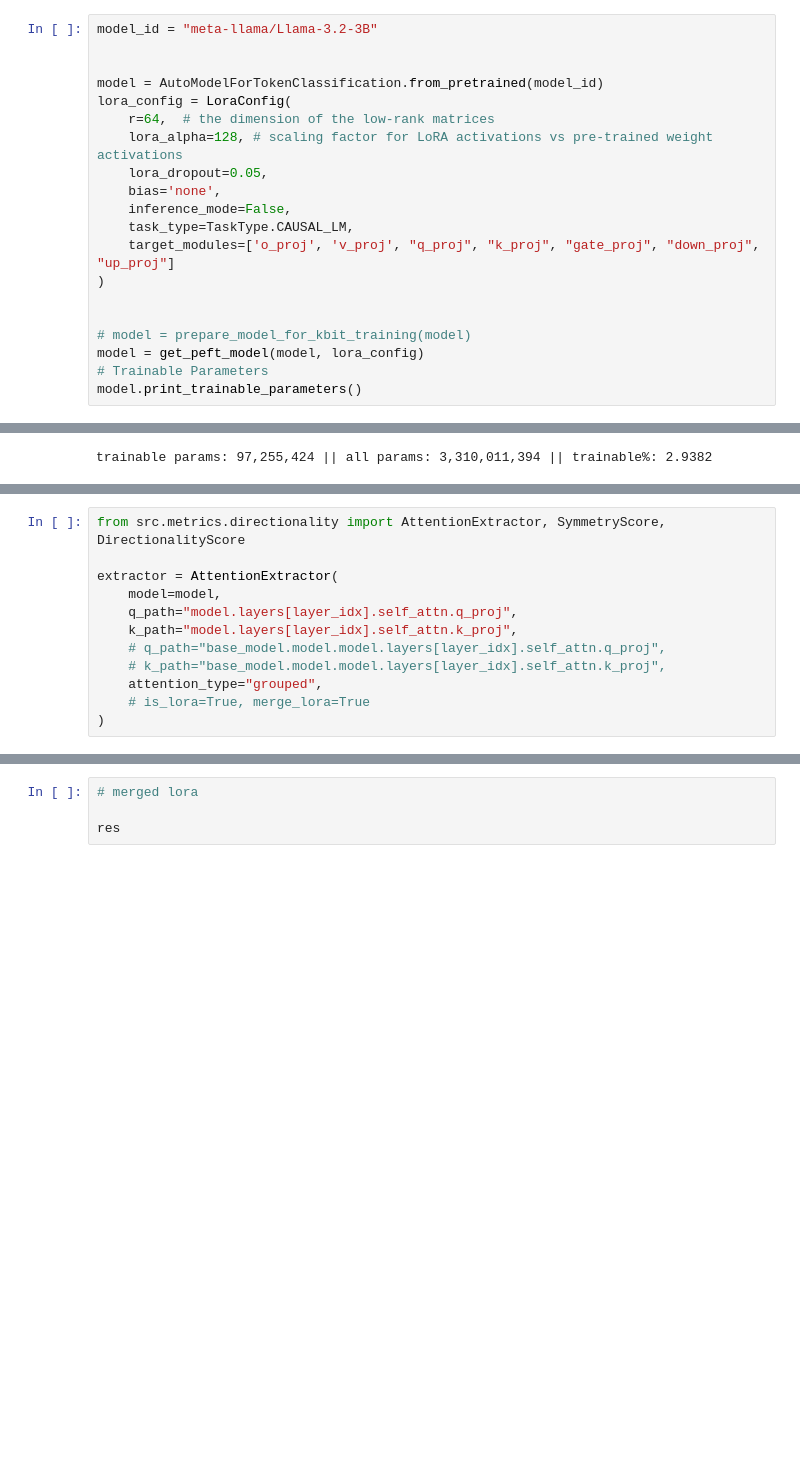
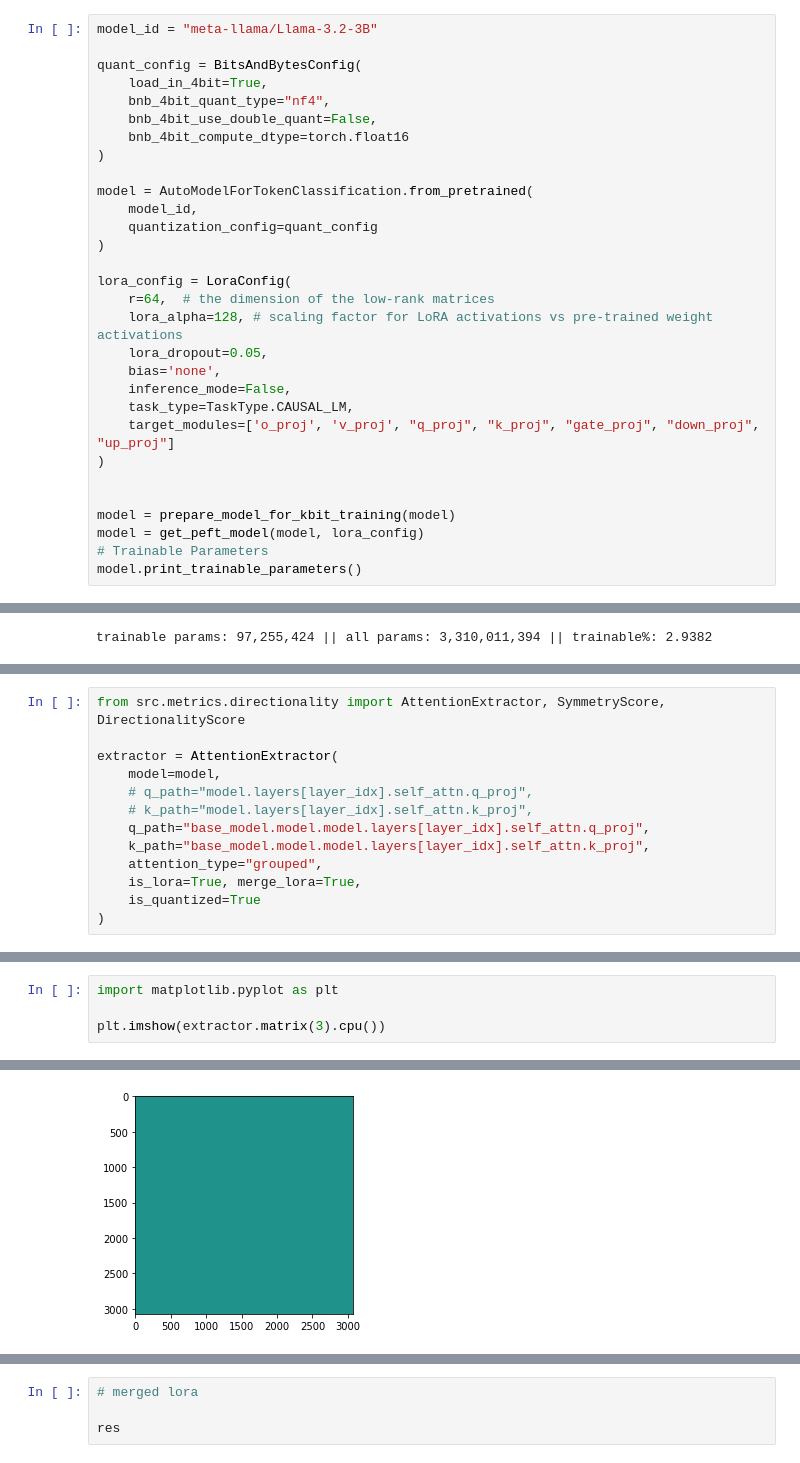
Before and after one commit to nuinashco/GPT2Vec, a Jupyter notebook: notebooks/test.ipynb, the cells around one changed output, grey strips where cells are left out. Drawn from its saved outputs; the diff is of its cells as text; blank space fills up the shorter version.

Commit message:
add attn geom quant

```diff
--- a/notebooks/test.ipynb
+++ b/notebooks/test.ipynb
@@ -6,8 +7,18 @@ import numpy as np
 # %%
 model_id = "meta-llama/Llama-3.2-3B"
 
+quant_config = BitsAndBytesConfig(
+    load_in_4bit=True,
+    bnb_4bit_quant_type="nf4",
+    bnb_4bit_use_double_quant=False,
+    bnb_4bit_compute_dtype=torch.float16
+)
 
-model = AutoModelForTokenClassification.from_pretrained(model_id)
+model = AutoModelForTokenClassification.from_pretrained(
+    model_id,
+    quantization_config=quant_config
+)
+
 lora_config = LoraConfig(
     r=64,  # the dimension of the low-rank matrices
     lora_alpha=128, # scaling factor for LoRA activations vs pre-trained weight activations
@@ -19,7 +30,7 @@ lora_config = LoraConfig(
 )
 
 
-# model = prepare_model_for_kbit_training(model)
+model = prepare_model_for_kbit_training(model)
 model = get_peft_model(model, lora_config)
 # Trainable Parameters
 model.print_trainable_parameters()
@@ -52,10 +43,11 @@ from src.metrics.directionality import AttentionExtractor, SymmetryScore, Direct
 
 extractor = AttentionExtractor(
     model=model,
-    q_path="model.layers[layer_idx].self_attn.q_proj",
-    k_path="model.layers[layer_idx].self_attn.k_proj",
-    # q_path="base_model.model.model.layers[layer_idx].self_attn.q_proj",
-    # k_path="base_model.model.model.layers[layer_idx].self_attn.k_proj",
+    # q_path="model.layers[layer_idx].self_attn.q_proj",
+    # k_path="model.layers[layer_idx].self_attn.k_proj",
+    q_path="base_model.model.model.layers[layer_idx].self_attn.q_proj",
+    k_path="base_model.model.model.layers[layer_idx].self_attn.k_proj",
     attention_type="grouped",
-    # is_lora=True, merge_lora=True
+    is_lora=True, merge_lora=True,
+    is_quantized=True
 )
@@ -87,0 +54,5 @@ True
+# %%
+import matplotlib.pyplot as plt
+
+plt.imshow(extractor.matrix(3).cpu())
+# %% [output]
@@ -87,0 +60 @@ True
+[figure, added]
```
Also changed, not shown: parts of 7 cells of this notebook, 4 other files.
